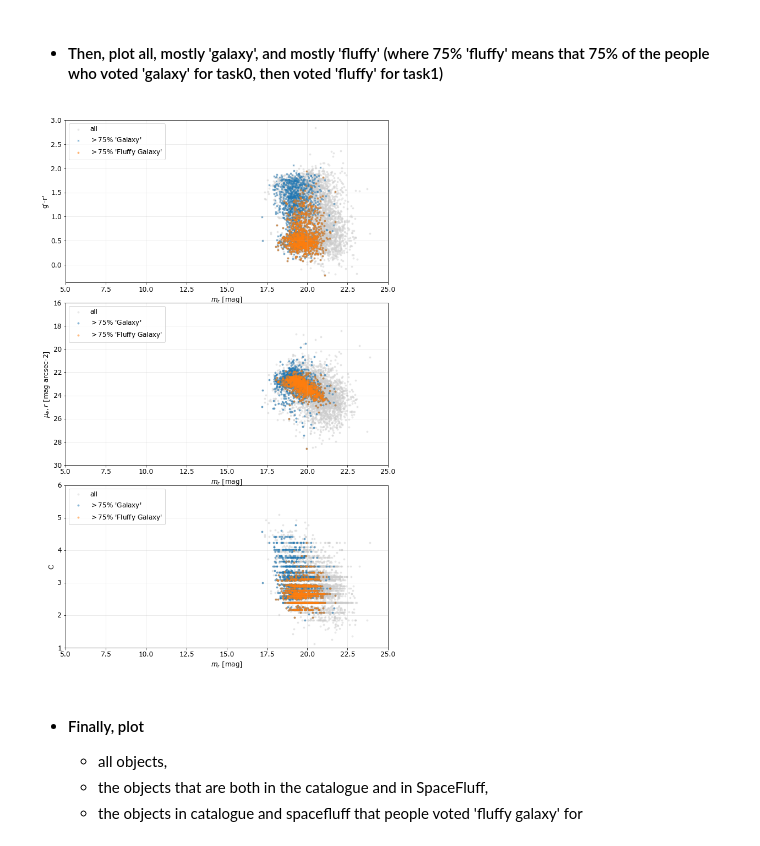
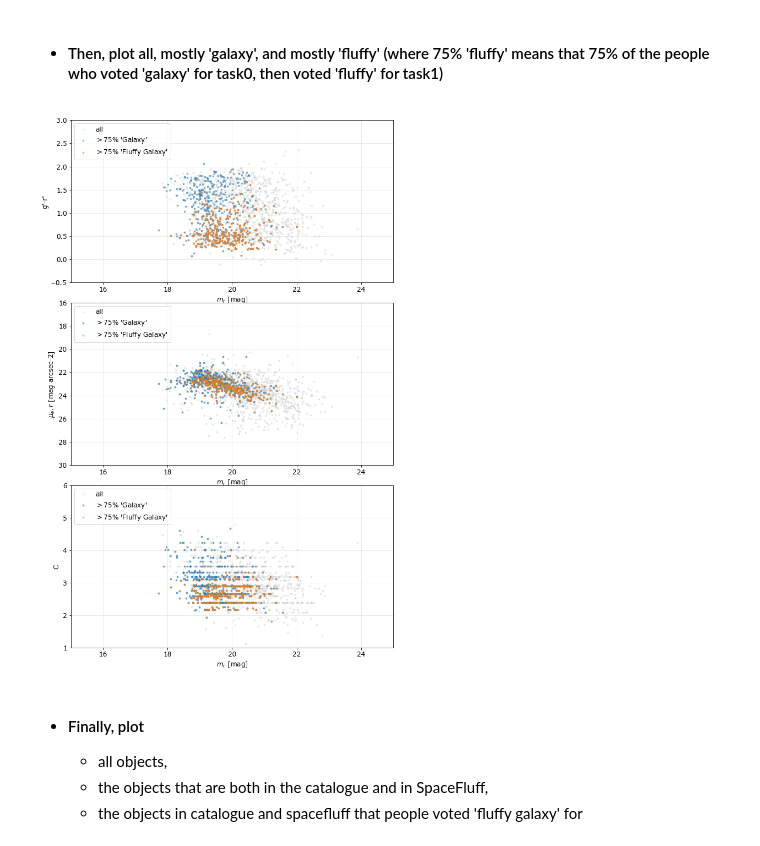
Before and after one commit to Seerden/SpaceFluff, a Jupyter notebook: analysis/classify workflow/sf_classify.ipynb, the cells around one changed output. Cells and saved outputs as stored; diff of their text form; code cells hidden in the pictures.

Commit message:
Create and save Venhola plots for unfiltered and filtered by users with > 500 classifications

```diff
--- a/analysis/classify workflow/sf_classify.ipynb
+++ b/analysis/classify workflow/sf_classify.ipynb
@@ -477,6 +480,18 @@ The below plots are a recreation of figure 15-17 in Venhola (2018), with a disti
 - Plot objects with significant number of votes NOT for 'galaxy'
 
 @note we're not strictly just looking for 'galaxy', but specifically for fluffy galaxies, but this is just an initial plot as inspection.
+# %%
+# until I've refactored the plotting code below into functions, uncomment either OPTION 1 or OPTION 2
+
+# OPTION 1
+threshold = 500
+df_tasks_with_props = df_threshold_props
+
+# OR OPTION 2
+# threshold=0
+
+# xlim = [5,25]
+xlim = [15,25]
 # %%
 m_r = df_tasks_with_props['r_mag']
 mue_r = df_tasks_with_props['mue_r']
@@ -545,39 +575,42 @@ fr[0].scatter(gal['r_mag'], gal.g-gal.r, alpha=0.5, label=r"$> 75\%$ 'Galaxy'",
 fr[0].scatter(fluffy['r_mag'], fluffy.g-fluffy.r, alpha=0.5, label=r"$> 75\%$ 'Fluffy Galaxy'", s=8)
 fr[0].update({
     'xlabel': r'$m_r$ [mag]',
-    'ylabel': "g'-r'"
+    'ylabel': "g'-r'",
+    "ylim": [-0.5, 3]
 })
 
 fr[1].scatter(m_r, mue_r, alpha=0.4, label='all', s=8, c='#ccc')
 fr[1].scatter(gal.r_mag, gal.mue_r, alpha=0.5, label=r"$> 75\%$ 'Galaxy'", s=8)
 fr[1].scatter(fluffy['r_mag'], fluffy['mue_r'], alpha=0.5, label=r"$> 75\%$ 'Fluffy Galaxy'", s=8)
 fr[1].update({
     'xlabel': r'$m_r$ [mag]',
     'ylabel': r'$\mu_e,r$ [mag arcsec-2]',
     'ylim': [16,30]
 })
 
 
 fr[2].scatter(m_r, C, alpha=0.4, label='all', s=8, c='#ccc')
 fr[2].scatter(gal.r_mag, gal.C, alpha=0.5, label=r"$> 75\%$ 'Galaxy'", s=8)
 fr[2].scatter(fluffy['r_mag'], fluffy['C'], alpha=0.5, label=r"$> 75\%$ 'Fluffy Galaxy'", s=8)
 fr[2].update({
     'xlabel': r'$m_r$ [mag]',
     'ylabel': 'C',
     'ylim': [1,6]
 })
 
 for i in range(len(fr)):
-    fr[i].set_xlim([5,25]),
+    fr[i].set_xlim(xlim),
 
 fr[1].set_ylim(fr[1].get_ylim()[::-1])
 
 for i in range(len(fr)):
     fr[i].grid(alpha=0.3, which='both')
     fr[i].legend(loc='upper left')
     fr[i].set_xlabel(r'$m_r$ [mag]'),
+
+plt.savefig('./venhola_fluffy_{}.png'.format(threshold))
 # %% [output]
-[figure, old version]
+[figure, new version]
 # %% [markdown]
 - #### Finally, plot
     - all objects,
```
Also changed, not shown: parts of 12 cells of this notebook, 6 other files.
